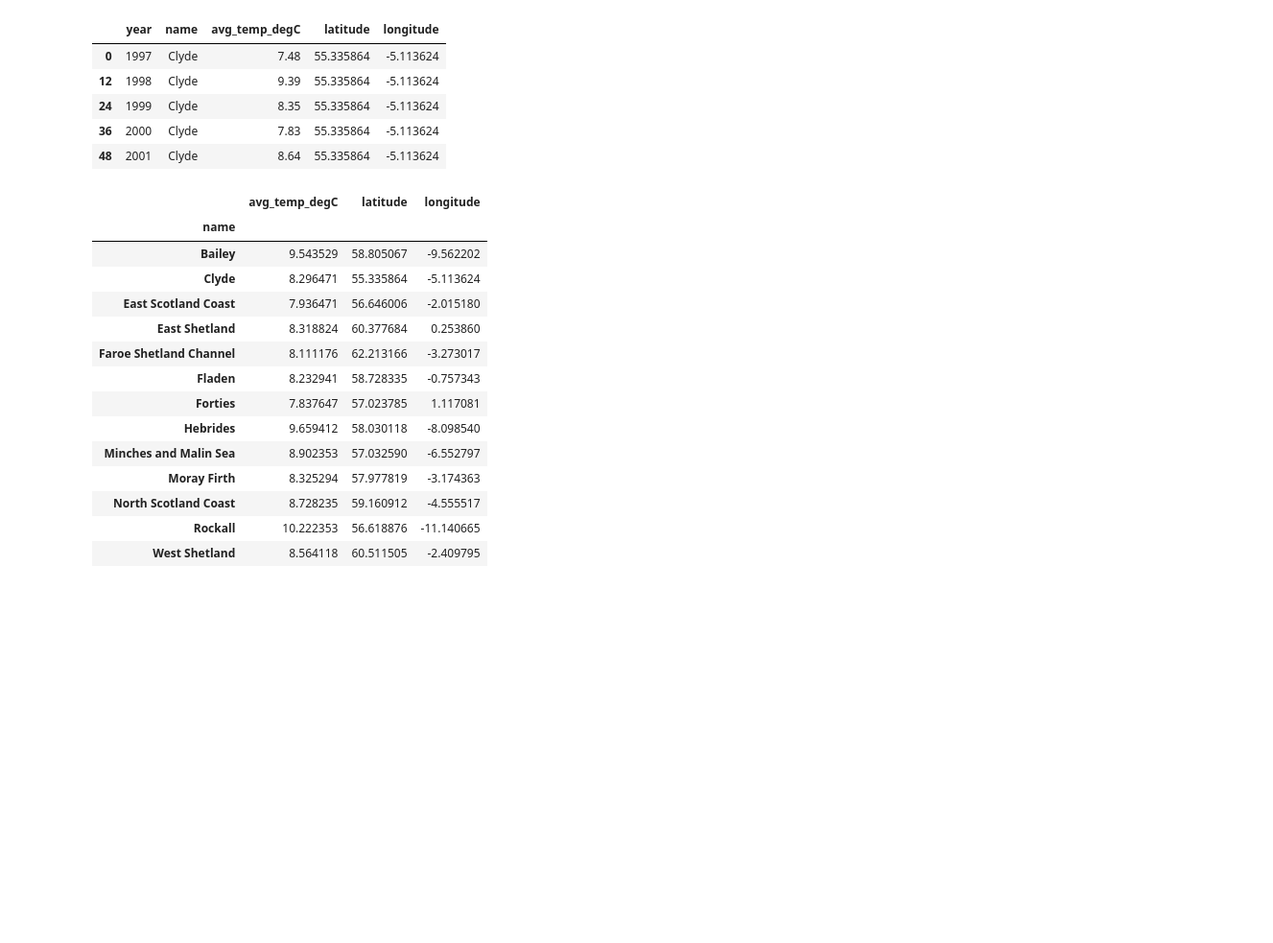
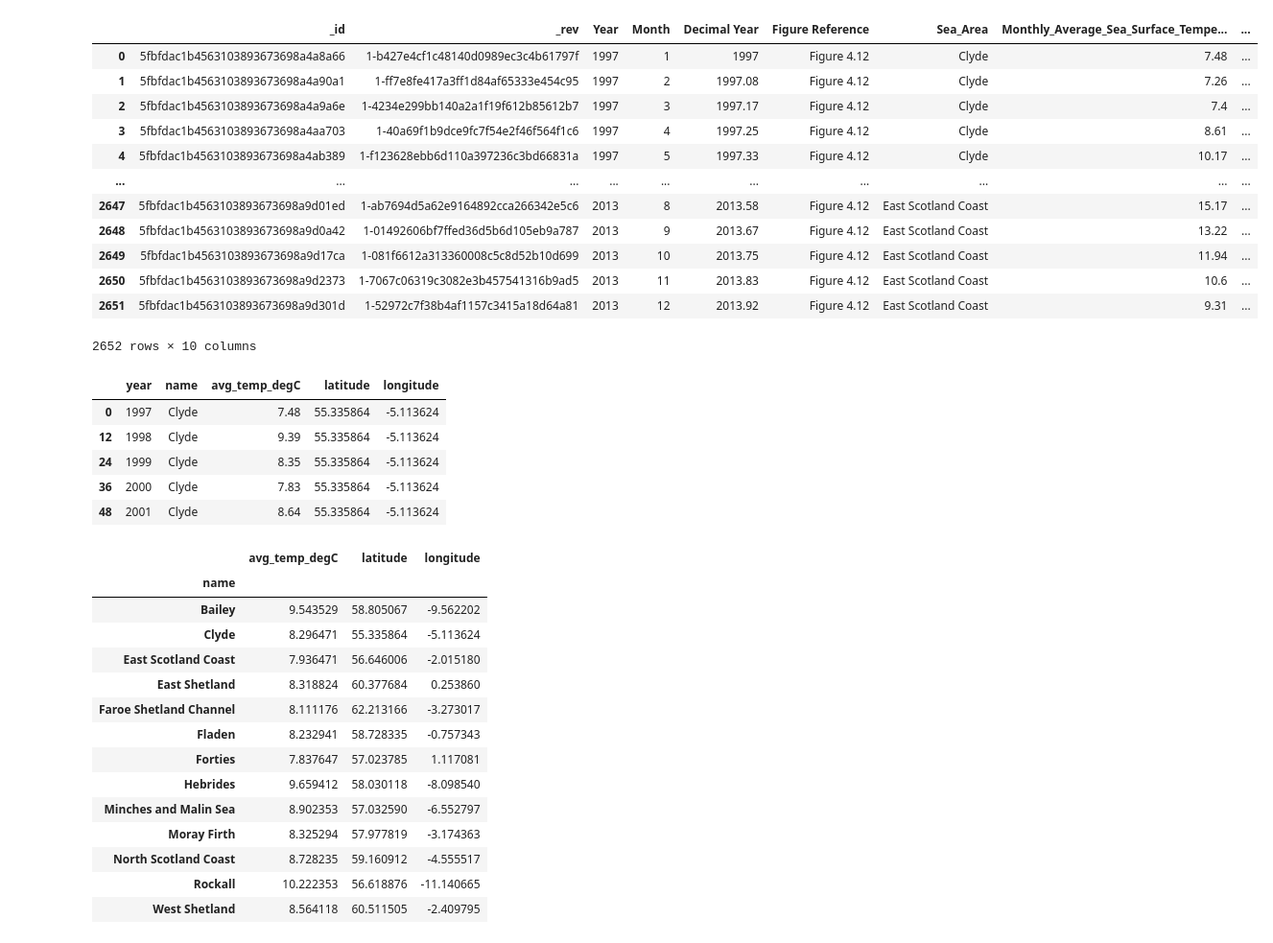
Before and after one commit to ds22m032/DSI, a Jupyter notebook: Abschlussprojekt_Wasser.ipynb, the cells around one changed output. Shown at 96% size. Cells and saved outputs as stored; diff of their text form; code cells hidden in the pictures; blank space fills up the shorter version.

```diff
--- a/Abschlussprojekt_Wasser.ipynb
+++ b/Abschlussprojekt_Wasser.ipynb
@@ -325,9 +329,24 @@ with open("Monthly average sea surface temperature for 13 Scottish Sea Areas.csv
 for i in range(len(listcsvData)):
     db.save(listcsvData[i])
 # %%
-#Get all documents from DB csv data and save to DataFrame
+# Get all documents from DB csv data and save to DataFrame
 rows = db.view('_all_docs', include_docs=True)
 data = [row['doc'] for row in rows]
 df = pd.DataFrame(data)
+df
+# %% [output]
+|  | _id | _rev | Year | Month | Decimal Year | Figure Reference | Sea_Area | Monthly_Average_Sea_Surface_Tempe... | ... |
+| 0 | 5fbfdac1b4563103893673698a4a8a66 | 1-b427e4cf1c48140d0989ec3c4b61797f | 1997 | 1 | 1997 | Figure 4.12 | Clyde | 7.48 | ... |
+| 1 | 5fbfdac1b4563103893673698a4a90a1 | 1-ff7e8fe417a3ff1d84af65333e454c95 | 1997 | 2 | 1997.08 | Figure 4.12 | Clyde | 7.26 | ... |
+| 2 | 5fbfdac1b4563103893673698a4a9a6e | 1-4234e299bb140a2a1f19f612b85612b7 | 1997 | 3 | 1997.17 | Figure 4.12 | Clyde | 7.4 | ... |
+| 3 | 5fbfdac1b4563103893673698a4aa703 | 1-40a69f1b9dce9fc7f54e2f46f564f1c6 | 1997 | 4 | 1997.25 | Figure 4.12 | Clyde | 8.61 | ... |
+| 4 | 5fbfdac1b4563103893673698a4ab389 | 1-f123628ebb6d110a397236c3bd66831a | 1997 | 5 | 1997.33 | Figure 4.12 | Clyde | 10.17 | ... |
+| ... | ... | ... | ... | ... | ... | ... | ... | ... | ... |
+| 2647 | 5fbfdac1b4563103893673698a9d01ed | 1-ab7694d5a62e9164892cca266342e5c6 | 2013 | 8 | 2013.58 | Figure 4.12 | East Scotland Coast | 15.17 | ... |
+| 2648 | 5fbfdac1b4563103893673698a9d0a42 | 1-01492606bf7ffed36d5b6d105eb9a787 | 2013 | 9 | 2013.67 | Figure 4.12 | East Scotland Coast | 13.22 | ... |
+| 2649 | 5fbfdac1b4563103893673698a9d17ca | 1-081f6612a313360008c5c8d52b10d699 | 2013 | 10 | 2013.75 | Figure 4.12 | East Scotland Coast | 11.94 | ... |
+| 2650 | 5fbfdac1b4563103893673698a9d2373 | 1-7067c06319c3082e3b457541316b9ad5 | 2013 | 11 | 2013.83 | Figure 4.12 | East Scotland Coast | 10.6 | ... |
+| 2651 | 5fbfdac1b4563103893673698a9d301d | 1-52972c7f38b4af1157c3415a18d64a81 | 2013 | 12 | 2013.92 | Figure 4.12 | East Scotland Coast | 9.31 | ... |
+2652 rows × 10 columns
 # %%
 # Adapting and preparing the dataframe csv_data for plotting
```
Also changed, not shown: parts of 26 cells of this notebook.
